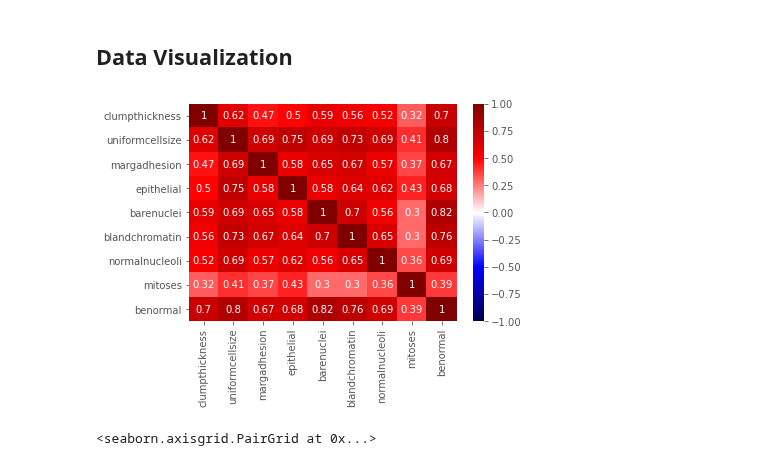
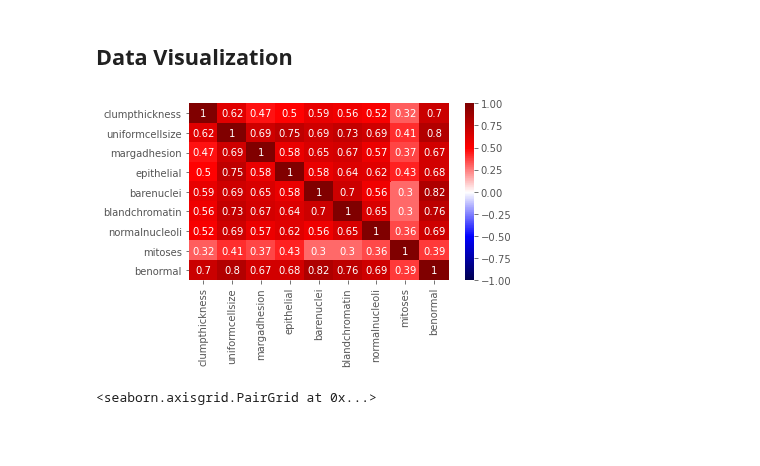
Before and after one commit to eunchanity/davids_repo, a Jupyter notebook: projects/project3_breastcancer/notebooks/project3_breastcancer.ipynb, the cells around one changed output. Saved outputs shown, nothing was run; the diff lists cells and outputs as text; code cells hidden in the pictures; blank space fills up the shorter version.

```diff
--- a/projects/project3_breastcancer/notebooks/project3_breastcancer.ipynb
+++ b/projects/project3_breastcancer/notebooks/project3_breastcancer.ipynb
@@ -134,11 +134,12 @@ test_df = test_df.set_index('index')
 # %%
 #check for correlation
 sns.heatmap(test_df.corr(), cmap='seismic', annot=True, vmin=-1, vmax=1)
+plt.tight_layout()
 
 plt.savefig('breastcancer_heatmap.png', dpi=600)
 #decided to drop uniformcellshape given its high correlation with uniformcellsize
 # %% [output]
-[figure, old version]
+[figure, new version]
 # %%
 #distribution of features
 sns.pairplot(test_df, height=1.2, aspect=1.5, hue='benormal', diag_kind='hist')
```
Also changed, not shown: 27 other files.
